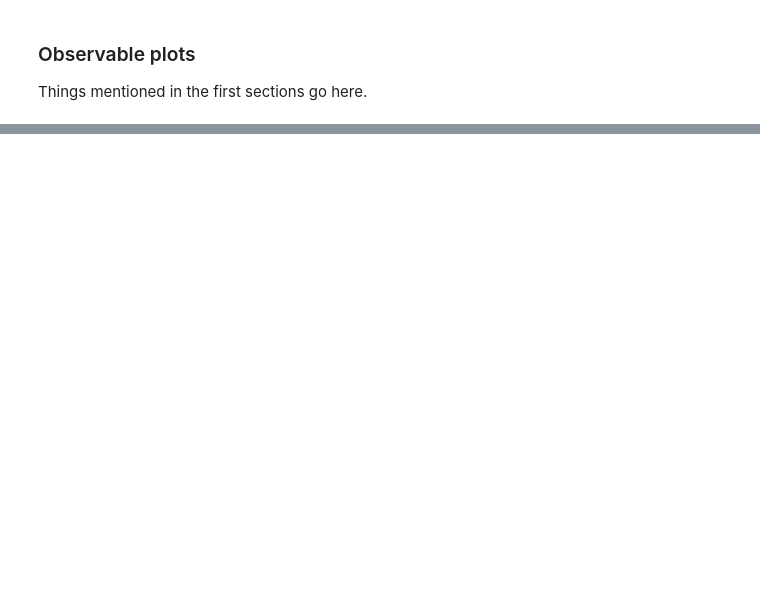
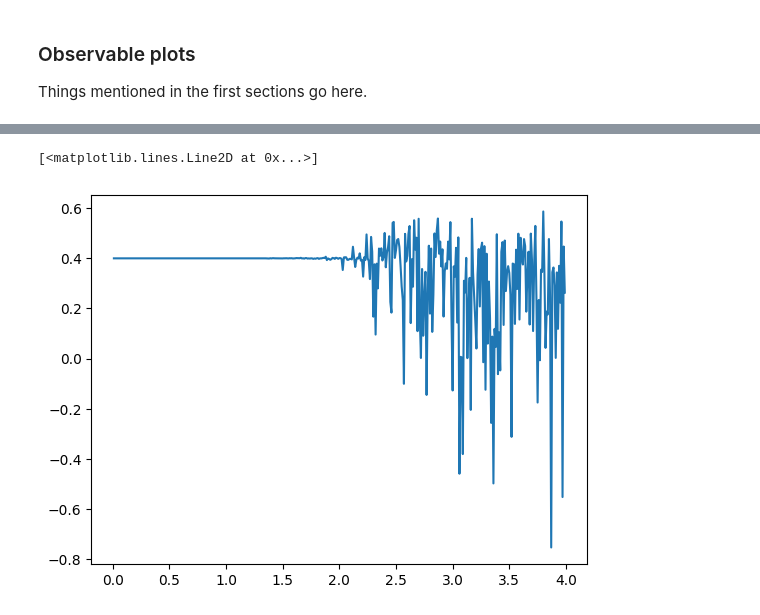
Before and after one commit to noahchanoah/thesis, a Jupyter notebook: CaseCritTemp.ipynb, the cells around one changed output, grey strips where cells are left out. Saved outputs shown, nothing was run; the diff lists cells and outputs as text; code cells hidden in the pictures; blank space fills up the shorter version.

```diff
--- a/CaseCritTemp.ipynb
+++ b/CaseCritTemp.ipynb
@@ -150,0 +255,38 @@ magnetizationArray
+# %%
+#Binder cumulant function
+def binderCum(lattice, temp, iterations):
+    m2Arr = []
+    m4Arr = []
+    sum = 0
+    for iteration in range(iterations):
+        MetropolisNew(lattice,temp)
+        if((iteration % 99 == 0) and (iteration != 0)):
+            for xSite in range(len(lattice[0])):
+                for ySite in range(len(lattice[0])):
+                    sum += lattice[xSite][ySite]
+
+        m2 = np.power(abs(sum),2)
+        m4 = np.power(abs(sum),4)
+        m2Arr.append(m2)
+        m4Arr.append(m4)
+
+    m2Avg = np.average(m2Arr)
+    m4Avg = np.average(m4Arr)
+    cumulant = 1 - (m4Avg)/(3*np.power(m2Avg,2))
+    return cumulant
+# %%
+#Magnetization vs temperature
+lattice = initLattice(12, True)
+T = 100
+
+
+tempRange = np.flip(np.arange(0.01,4,0.01))
+avgArr = []
+for temp in tempRange:
+    percent = round((tempRange[0]-temp)/tempRange[0] * 100,1)
+    print("%s%%" % percent)
+    cumAvg = binderCum(lattice, temp, 100000)
+    avgArr.append(cumAvg)
+
+avgArr
+#plt.plot(tempRange, avgArr)
@@ -150,0 +328,5 @@ magnetizationArray
+# %%
+plt.plot(tempRange, avgArr)
+# %% [output]
+[<matplotlib.lines.Line2D at 0x...>]
+[figure, added]
```
Also changed, not shown: parts of 13 cells of this notebook.
